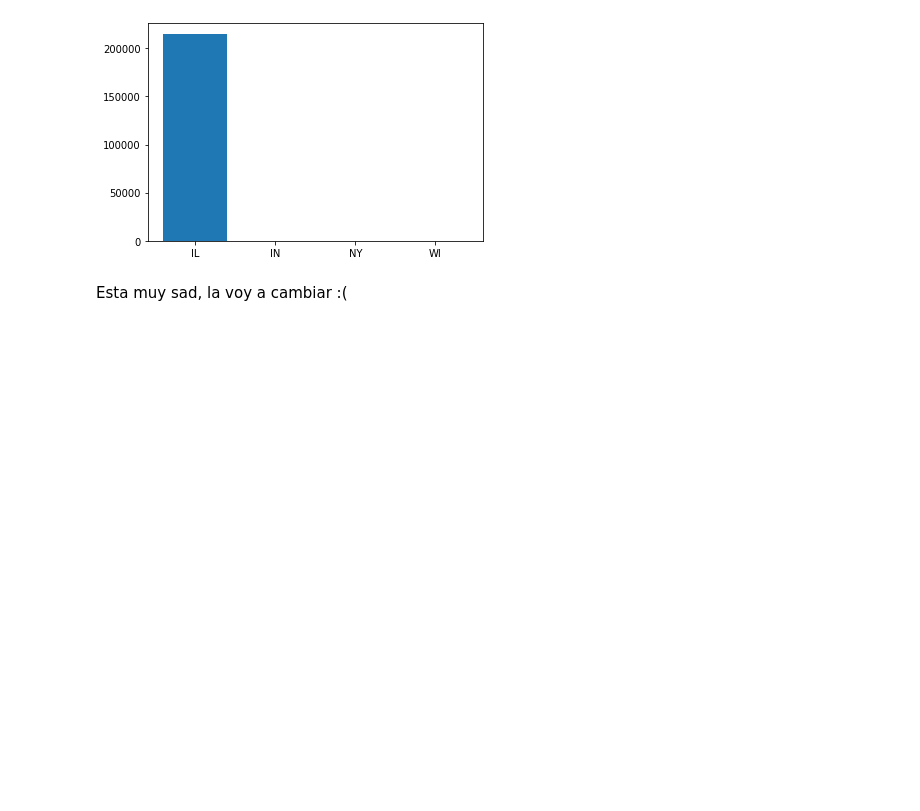
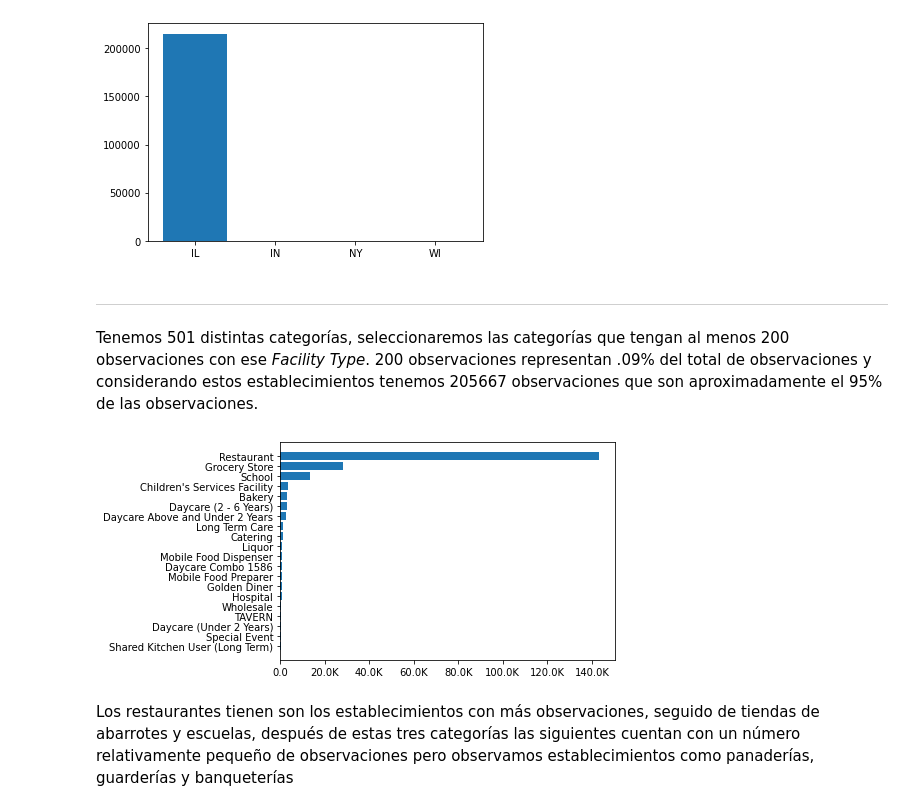
Before and after one commit to AnaTorresR/DPA-ADEI, a Jupyter notebook: notebooks/EDA_inspections.ipynb, the cells around one changed output. Cells and saved outputs as stored; diff of their text form; code cells hidden in the pictures; blank space fills up the shorter version.

Commit message:
Agregando gráfica de Facility Type

```diff
--- a/notebooks/EDA_inspections.ipynb
+++ b/notebooks/EDA_inspections.ipynb
@@ -14,3 +14,11 @@ df = pd.read_csv('../data/Food_Inspections.csv')
+# %%
+def number_formatter(number, pos=None):
+    """Convert a number into a human readable format."""
+    magnitude = 0
+    while abs(number) >= 1000:
+        magnitude += 1
+        number /= 1000.0
+    return '%.1f%s' % (number, ['', 'K', 'M', 'B', 'T', 'Q'][magnitude])
 # %%
 def fast_describe(df, vartype = 'category'):
     """
@@ -212,5 +240,22 @@ plt.bar(estados['State'], estados['n'])
 plt.show()
 # %% [output]
 [figure]
-# %% [markdown]
-Esta muy sad, la voy a cambiar :(
+# %% [markdown]
+---
+# %%
+establecimientos = df.groupby(['Facility Type'],as_index=False)['Inspection ID'].count()\
+.rename(columns={"Inspection ID": 'n'})
+# %%
+establecimientos = establecimientos[establecimientos['n']>=200].sort_values('n', ascending = True)
+# %% [markdown]
+Tenemos 501 distintas categorías, seleccionaremos las categorías que tengan al menos 200 observaciones con ese *Facility Type*. 200 observaciones representan .09% del total de observaciones y considerando estos establecimientos tenemos 205667 observaciones que son aproximadamente el 95% de las observaciones.
+# %%
+fig, ax = plt.subplots()
+ax.xaxis.set_major_formatter(number_formatter)
+plt.barh(establecimientos['Facility Type'], establecimientos['n'])
+plt.FuncFormatter(number_formatter)
+plt.show()
+# %% [output]
+[figure, added]
+# %% [markdown]
+Los restaurantes tienen son los establecimientos con más observaciones, seguido de tiendas de abarrotes y escuelas, después de estas tres categorías las siguientes cuentan con un número relativamente pequeño de observaciones pero observamos establecimientos como panaderías, guarderías y banqueterías
```
Also changed, not shown: parts of 2 cells of this notebook.
